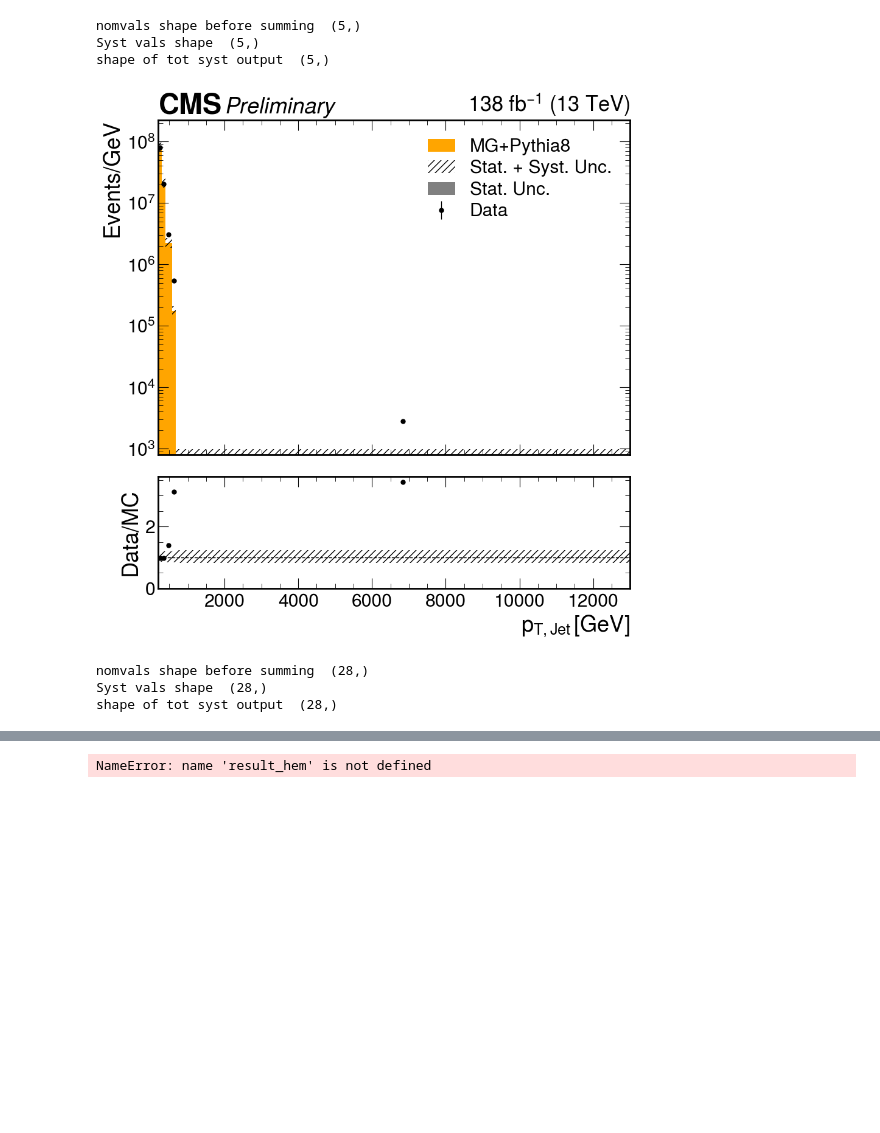
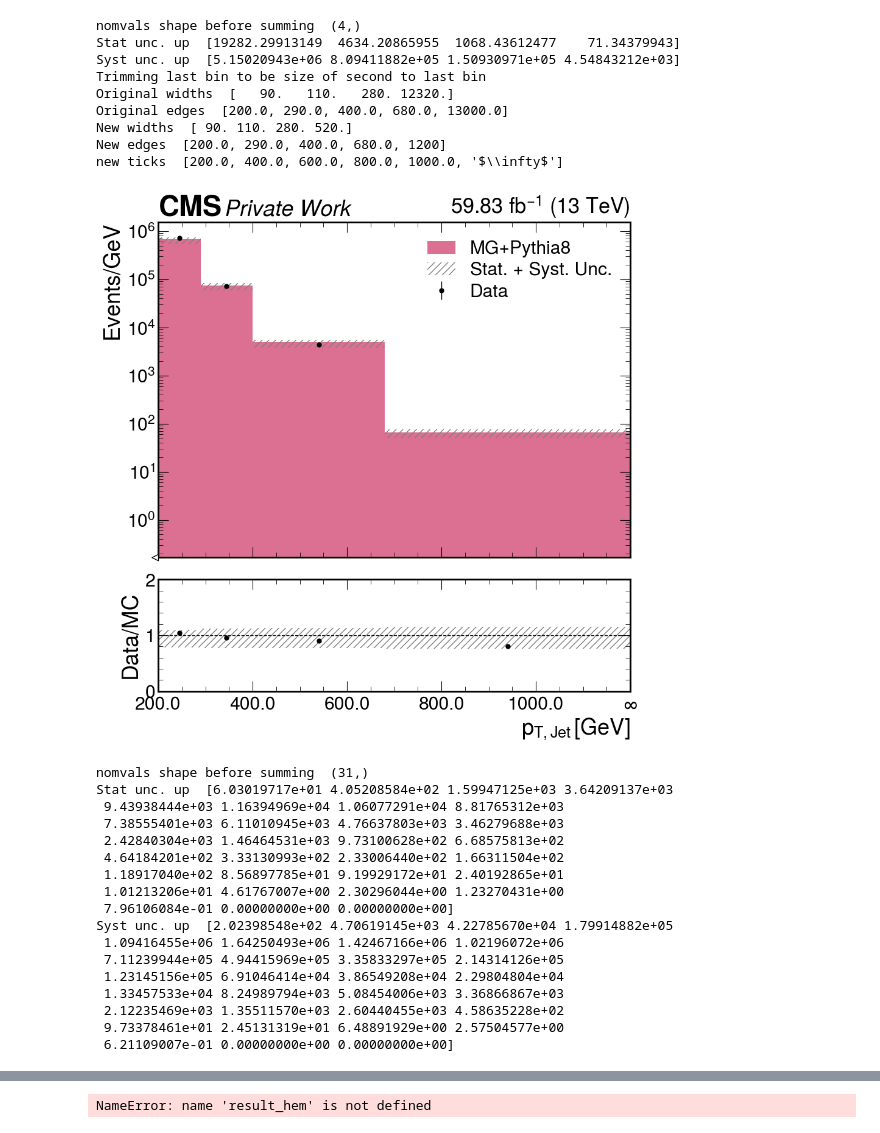
Before and after one commit to laurenhay/GluonJetMass, a Jupyter notebook: SystematicPlots.ipynb, the cells around one changed output, grey strips where cells are left out. Saved outputs shown, nothing was run; the diff lists cells and outputs as text; code cells hidden in the pictures; blank space fills up the shorter version.

```diff
--- a/SystematicPlots.ipynb
+++ b/SystematicPlots.ipynb
@@ -10,7 +10,6 @@ from python.plugins import checkdir
 import matplotlib.pyplot as plt
 import mplhep as hep
 from mplhep.plot import soft_update_kwargs
-plt.style.use([hep.style.CMS, hep.style.firamath])
 hep.style.use("CMS")
 # %%
 from python.plotting import *
@@ -165,9 +131,13 @@ Saving figure to plots/dijet/dijet_phi680_13000.png
 # %%
+from cycler import cycler
 
-def plotFractionalUnc(result, histname, axVar = "mreco", binVar = "ptreco", sys_list = None, binned=True, channel=None, IOV=None, groomed=False):
+# Set tab20 as the default color cycle
+tab10_colors = plt.cm.tab10.colors
+plt.rcParams['axes.prop_cycle'] = cycler(color=tab10_colors)
+def plotFractionalUnc(result, histname, axVar = "mreco", binVar = "ptreco", sys_list = None, binned=True, channel=None, IOV=None, groomed=False, cms_str = "Private Work"):
     jes_syst_list = ['AbsoluteMPFBiasUp', 'AbsoluteMPFBiasDown', 'AbsoluteScaleUp', 'AbsoluteScaleDown', 'AbsoluteStatUp', 'AbsoluteStatDown', 'FlavorQCDUp', 'FlavorQCDDown', 'FragmentationUp', 'FragmentationDown', 'PileUpDataMCUp', 'PileUpDataMCDown', 'PileUpPtBBUp', 'PileUpPtBBDown', 'PileUpPtEC1Up', 'PileUpPtEC1Down', 'PileUpPtEC2Up', 'PileUpPtEC2Down', 'PileUpPtHFUp', 'PileUpPtHFDown', 'PileUpPtRefUp', 'PileUpPtRefDown', 'RelativeFSRUp', 'RelativeFSRDown', 'RelativeJEREC1Up', 'RelativeJEREC1Down', 'RelativeJEREC2Up', 'RelativeJEREC2Down', 'RelativeJERHFUp', 'RelativeJERHFDown', 'RelativePtBBUp', 'RelativePtBBDown', 'RelativePtEC1Up', 'RelativePtEC1Down', 'RelativePtEC2Up', 'RelativePtEC2Down', 'RelativePtHFUp', 'RelativePtHFDown', 'RelativeBalUp', 'RelativeBalDown', 'RelativeSampleUp', 'RelativeSampleDown', 'RelativeStatECUp', 'RelativeStatECDown', 'RelativeStatFSRUp', 'RelativeStatFSRDown', 'RelativeStatHFUp', 'RelativeStatHFDown', 'SinglePionECALUp', 'SinglePionECALDown', 'SinglePionHCALUp', 'SinglePionHCALDown', 'TimePtEtaUp', 'TimePtEtaDown']
     jes_syst_list_up = ["JES_"+jes for jes in jes_syst_list if 'Up' in jes]
-    non_jes_sys_list = ['HEM', 'PDFDown', 'PDFUp', 'L1prefiringDown', 'L1prefiringUp', 'Q2Up', 'PUSFUp', 'Q2Down', 'PUSFDown','JERUp', 'JERDown', 'JMRUp', 'JMRDown', 'JMSUp', 'JMSDown', "LuminosityUp", "LuminosityDown"]#'jerUp', 'jerDown', 'jmrUp', 'jmrDown', 'jmsUp', 'jmsDown', "LuminosityUp", "LuminosityDown"]
+    non_jes_sys_list = ['HEM', 'PDFDown', 'PDFUp', 'L1prefiringDown', 'L1prefiringUp', 'Q2muFDown', 'Q2muRDown','Q2muFUp', 'Q2muRUp', 'PUSFUp', 'Q2Down', 'PUSFDown','JERUp', 'JERDown', 'JMRUp', 'JMRDown', 'JMSUp', 'JMSDown', "LuminosityUp", "LuminosityDown"]#'jerUp', 'jerDown', 'jmrUp', 'jmrDown', 'jmsUp', 'jmsDown', "LuminosityUp", "LuminosityDown"]
     non_jes_sys_list_up =  [jes for jes in non_jes_sys_list if 'Up' in jes]
     availSysts = [ax for ax in result[histname].project("syst").axes[0]]
     totsys, totsysdn = getTotSyst(result, histname, binned=binned)
@@ -186,7 +156,7 @@ def plotFractionalUnc(result, histname, axVar = "mreco", binVar = "ptreco", sys_
     axedges = [bin[0] for bin in result[histname].project(axVar).axes[0]] + [result[histname].project(axVar).axes[0][-1][1]]
     if sys_list is None:
         for i in range(len(binedges)-1):
-            fig, ax = plt.subplots()
+            fig, ax = plt.subplots(figsize=(8,7),)
             for sys in (syst for syst in availSysts if syst in non_jes_sys_list_up):
                 # delta_sys_vals = res[{'syst':sys}].project(binVar, axVar).values() - np.abs(nom_vals[i])
                 delta_sys_vals = np.abs(res[{'syst':sys}].project(binVar, axVar).values()[i] - nom_vals[i])
@@ -195,10 +165,15 @@ def plotFractionalUnc(result, histname, axVar = "mreco", binVar = "ptreco", sys_
 
             plt.stairs(total_sys_jes[i]/np.abs(nom_vals[i]), axedges , label = "JES" , linewidth=2)
             plt.stairs(totsys[i]/np.abs(nom_vals[i]), axedges , label = "Total", linewidth=2 , color='black')
-            plt.legend(loc="upper left", bbox_to_anchor=(1, 1))
+            ax.legend(loc='upper left', bbox_to_anchor=(1.0, 1.0), borderaxespad=0., fontsize=18)
             plt.xlim(0,400)
             plt.ylim(1e-4,1.)
-            plt.text(410., 1e-3, r"$p_T$ "+str(binedges[i])+"-"+str(binedges[i+1]),
+            if i == len(binedges)-2:
+                plt.text(410., 2e-4, r"$p_T$ "+str(binedges[i])+"-$\infty$",
+                        fontsize=20,bbox=dict(facecolor='whitesmoke', edgecolor='black')
+                       )
+            else:
+                plt.text(410., 2e-4, r"$p_T$ "+str(binedges[i])+"-"+str(binedges[i+1]),
                         fontsize=20,bbox=dict(facecolor='whitesmoke', edgecolor='black')
                        )
             plt.yscale('log')
@@ -209,7 +184,7 @@ def plotFractionalUnc(result, histname, axVar = "mreco", binVar = "ptreco", sys_
             elif IOV == "2016": lumi = 16.8
             elif IOV == "2016APV": lumi = 19.5
             else: lumi = 138
-            hep.cms.label("Preliminary" , fontsize = 20, data = False, lumi = lumi, ax = ax)
+            hep.cms.label(cms_str , fontsize = 20, data = False, lumi = lumi, ax = ax)
             ax.set_ylabel("Fractional Unc.")
             if groomed:
                 ax.set_xlabel(r"$M_{jet, SD}$")
@@ -345,9 +329,9 @@ from python.plotting import plotSyst
 # plotDataMCwErrorsBinned(result_mc, result_mc, "response_matrix_u", 'ptreco_mreco_u', "mreco", channel = channel, rax_lim=[0,2], binwnorm=False)
 # %%
 
-plotDataMCwErrors(result_mc, result_data, "ptreco_mreco_u", 'ptreco_mreco_u', "mreco", IOV=2018, channel = "dijet", rax_lim=[0,2])
-plotDataMCwErrors(result_mc, result_data, "ptreco_mreco_g", 'ptreco_mreco_g', "mreco", IOV=2018, channel = "dijet")
-plotDataMCwErrors(result_mc, result_data, "ptreco_mreco_g", 'ptreco_mreco_g', "ptreco", IOV=2018, channel = "dijet", norm=True)
-plotDataMCwErrors(result_mc, result_data, "ptreco_mreco_u", 'ptreco_mreco_u', "mreco", IOV=2018, channel = "dijet", norm=True, rax_lim=[0,2])
-plotDataMCwErrors(result_mc, result_data, "ptreco_mreco_g", 'ptreco_mreco_g', "mreco", IOV=2018, channel = "dijet", norm=True, rax_lim=[0,2])
+plotDataMCwErrors(result_mc, result_data, "ptreco_mreco_u", 'ptreco_mreco_u', "mreco", IOV='2018', channel = channel, rax_lim=[0,2])
+plotDataMCwErrors(result_mc, result_data, "ptreco_mreco_g", 'ptreco_mreco_g', "mreco", IOV='2018', channel = channel, rax_lim=[0,2])
+plotDataMCwErrors(result_mc, result_data, "ptreco_mreco_g", 'ptreco_mreco_g', "ptreco", IOV='2018', channel = channel,rax_lim=[0,2], norm=True, trim=1200)
+plotDataMCwErrors(result_mc, result_data, "ptreco_mreco_u", 'ptreco_mreco_u', "mreco", IOV='2018', channel = channel, norm=True, rax_lim=[0,2])
+plotDataMCwErrors(result_mc, result_data, "ptreco_mreco_g", 'ptreco_mreco_g', "mreco", IOV='2018', channel = channel, norm=True, rax_lim=[0,2])
 # %% [output]
@@ -362,7 +374,27 @@ shape of tot syst output  (28,)
-nomvals shape before summing  (5,)
-Syst vals shape  (5,)
-shape of tot syst output  (5,)
+nomvals shape before summing  (4,)
+Stat unc. up  [19282.29913149  4634.20865955  1068.43612477    71.34379943]
+Syst unc. up  [5.15020943e+06 8.09411882e+05 1.50930971e+05 4.54843212e+03]
+Trimming last bin to be size of second to last bin
+Original widths  [   90.   110.   280. 12320.]
+Original edges  [200.0, 290.0, 400.0, 680.0, 13000.0]
+New widths  [ 90. 110. 280. 520.]
+New edges  [200.0, 290.0, 400.0, 680.0, 1200]
+new ticks  [200.0, 400.0, 600.0, 800.0, 1000.0, '$\\infty$']
-[figure, old version]
+[figure, new version]
-nomvals shape before summing  (28,)
-Syst vals shape  (28,)
-shape of tot syst output  (28,)
+nomvals shape before summing  (31,)
+Stat unc. up  [6.03019717e+01 4.05208584e+02 1.59947125e+03 3.64209137e+03
+ 9.43938444e+03 1.16394969e+04 1.06077291e+04 8.81765312e+03
+ 7.38555401e+03 6.11010945e+03 4.76637803e+03 3.46279688e+03
+ 2.42840304e+03 1.46464531e+03 9.73100628e+02 6.68575813e+02
+ 4.64184201e+02 3.33130993e+02 2.33006440e+02 1.66311504e+02
+ 1.18917040e+02 8.56897785e+01 9.19929172e+01 2.40192865e+01
+ 1.01213206e+01 4.61767007e+00 2.30296044e+00 1.23270431e+00
+ 7.96106084e-01 0.00000000e+00 0.00000000e+00]
+Syst unc. up  [2.02398548e+02 4.70619145e+03 4.22785670e+04 1.79914882e+05
+ 1.09416455e+06 1.64250493e+06 1.42467166e+06 1.02196072e+06
+ 7.11239944e+05 4.94415969e+05 3.35833297e+05 2.14314126e+05
+ 1.23145156e+05 6.91046414e+04 3.86549208e+04 2.29804804e+04
+ 1.33457533e+04 8.24989794e+03 5.08454006e+03 3.36866867e+03
+ 2.12235469e+03 1.35511570e+03 2.60440455e+03 4.58635228e+02
+ 9.73378461e+01 2.45131319e+01 6.48891929e+00 2.57504577e+00
+ 6.21109007e-01 0.00000000e+00 0.00000000e+00]
```
Also changed, not shown: parts of 11 cells of this notebook, 18 other files.
